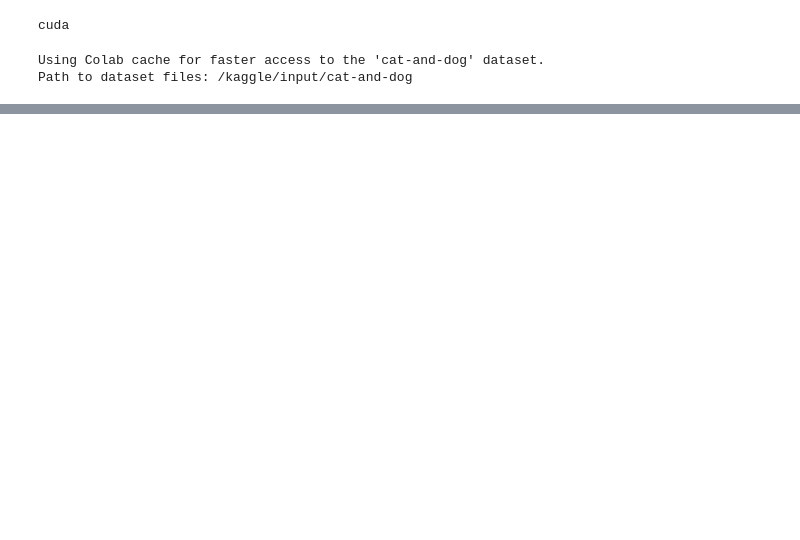
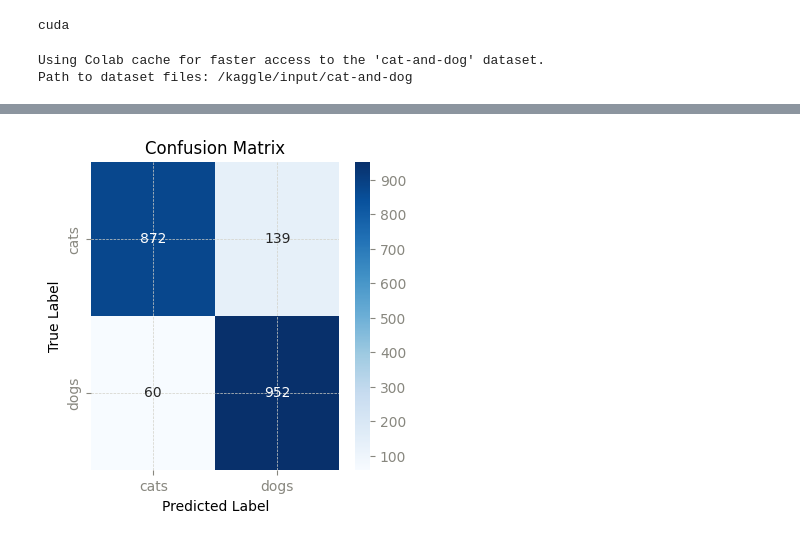
Before and after one commit to Rifath-Mahmud/CVPR, a Jupyter notebook: catdog_cnn.ipynb, the cells around one changed output, grey strips where cells are left out. Drawn from its saved outputs; the diff is of its cells as text; code cells hidden in the pictures; blank space fills up the shorter version.

```diff
--- a/catdog_cnn.ipynb
+++ b/catdog_cnn.ipynb
@@ -270,0 +304,25 @@ plt.show()
+# %%
+from sklearn.metrics import confusion_matrix
+import seaborn as sns
+
+class_names = test_data.classes  # from ImageFolder
+
+model.eval()
+misclassified = []
+all_preds = []
+all_labels = []
+
+with torch.no_grad():
+    for images, labels in val_loader:
+        images, labels = images.to(device), labels.to(device)
+        outputs = model(images)
+        _, preds = torch.max(outputs, 1)
+
+        # Save all predictions and labels for confusion matrix
+        all_preds.extend(preds.cpu().numpy())
+        all_labels.extend(labels.cpu().numpy())
+
+        # Store misclassified images
+        for img, true, pred in zip(images, labels, preds):
+            if true != pred:
+                misclassified.append((img.cpu(), true.cpu(), pred.cpu()))
@@ -270,0 +355,10 @@ plt.show()
+# %%
+cm = confusion_matrix(all_labels, all_preds)
+plt.figure(figsize=(4, 4))
+sns.heatmap(cm, annot=True, fmt='d', cmap='Blues', xticklabels=train_data.classes, yticklabels=train_data.classes)
+plt.xlabel('Predicted Label')
+plt.ylabel('True Label')
+plt.title('Confusion Matrix')
+plt.show()
+# %% [output]
+[figure, added]
```
Also changed, not shown: parts of 7 cells of this notebook.
